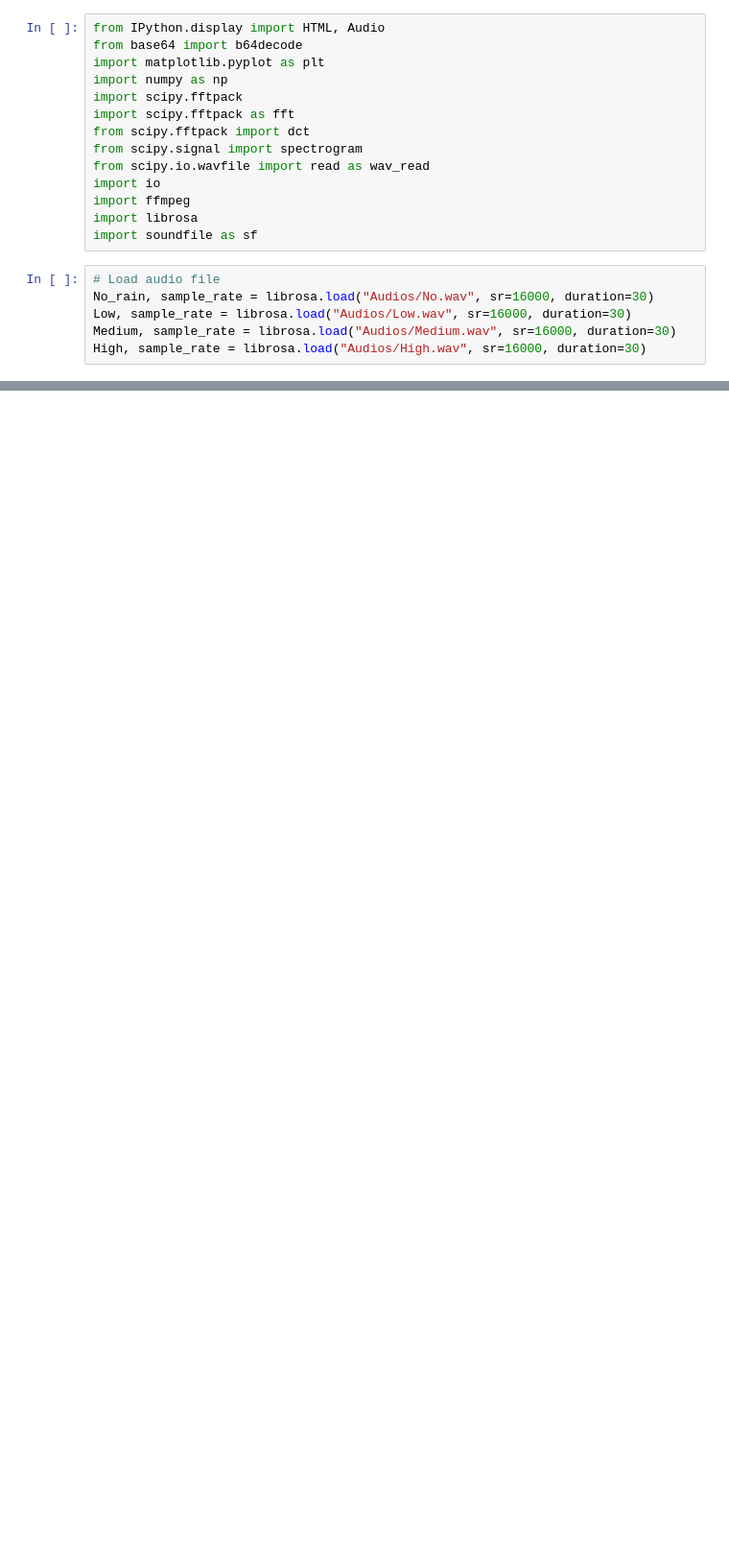
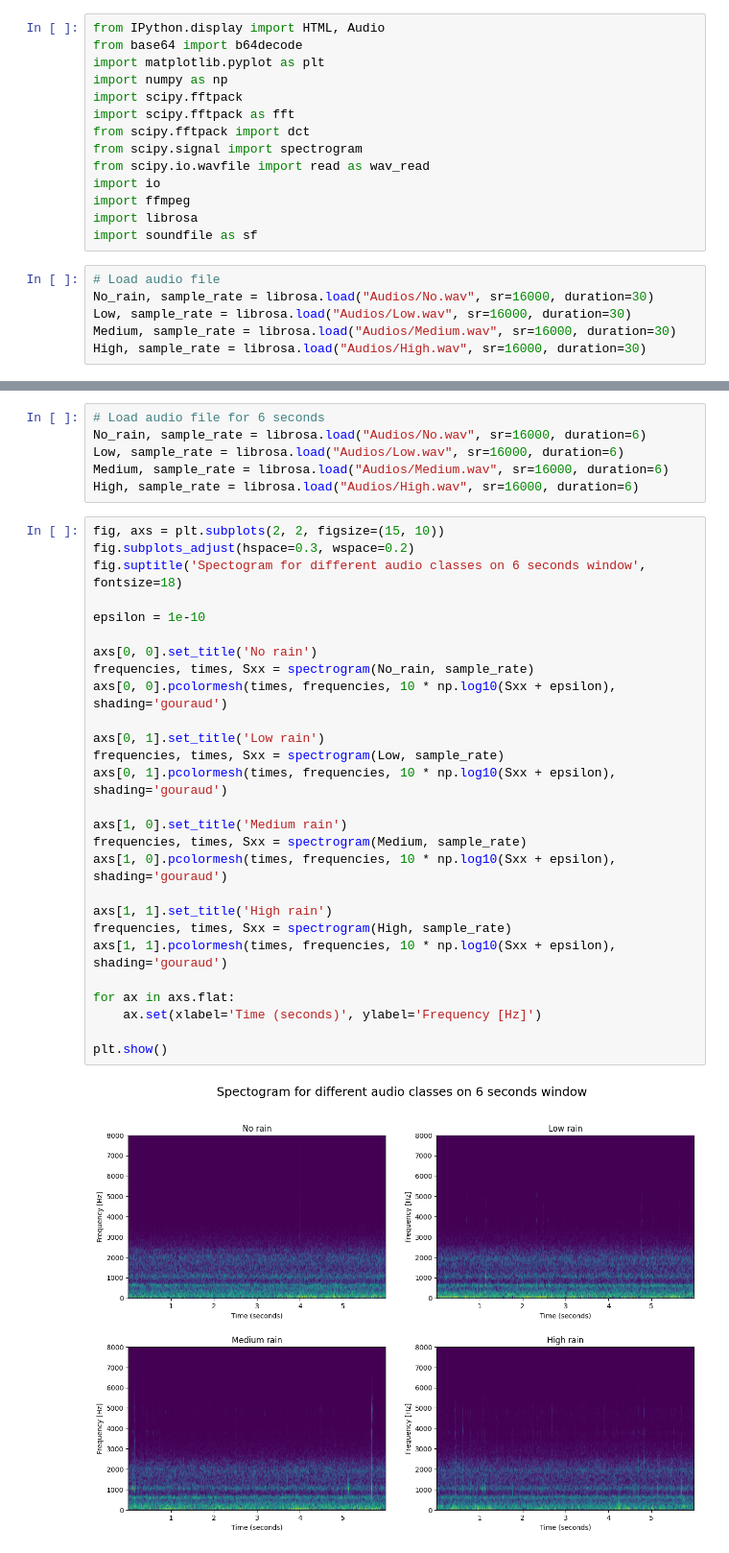
Before and after one commit to RodrigoNPereira/tfg-rainSensorWithTinyML, a Jupyter notebook: featureEngineering.ipynb, the cells around one changed output, grey strips where cells are left out. Shown at 96% size. Cells and saved outputs as stored; diff of their text form; blank space fills up the shorter version.

```diff
--- a/featureEngineering.ipynb
+++ b/featureEngineering.ipynb
@@ -93,0 +94,35 @@ plt.show()
+# %%
+# Load audio file for 6 seconds
+No_rain, sample_rate = librosa.load("Audios/No.wav", sr=16000, duration=6)
+Low, sample_rate = librosa.load("Audios/Low.wav", sr=16000, duration=6)
+Medium, sample_rate = librosa.load("Audios/Medium.wav", sr=16000, duration=6)
+High, sample_rate = librosa.load("Audios/High.wav", sr=16000, duration=6)
+# %%
+fig, axs = plt.subplots(2, 2, figsize=(15, 10))
+fig.subplots_adjust(hspace=0.3, wspace=0.2)
+fig.suptitle('Spectogram for different audio classes on 6 seconds window', fontsize=18)
+
+epsilon = 1e-10
+
+axs[0, 0].set_title('No rain')
+frequencies, times, Sxx = spectrogram(No_rain, sample_rate)
+axs[0, 0].pcolormesh(times, frequencies, 10 * np.log10(Sxx + epsilon), shading='gouraud')
+
+axs[0, 1].set_title('Low rain')
+frequencies, times, Sxx = spectrogram(Low, sample_rate)
+axs[0, 1].pcolormesh(times, frequencies, 10 * np.log10(Sxx + epsilon), shading='gouraud')
+
+axs[1, 0].set_title('Medium rain')
+frequencies, times, Sxx = spectrogram(Medium, sample_rate)
+axs[1, 0].pcolormesh(times, frequencies, 10 * np.log10(Sxx + epsilon), shading='gouraud')
+
+axs[1, 1].set_title('High rain')
+frequencies, times, Sxx = spectrogram(High, sample_rate)
+axs[1, 1].pcolormesh(times, frequencies, 10 * np.log10(Sxx + epsilon), shading='gouraud')
+
+for ax in axs.flat:
+    ax.set(xlabel='Time (seconds)', ylabel='Frequency [Hz]')
+
+plt.show()
+# %% [output]
+[figure, added]
```
Also changed, not shown: parts of 2 cells of this notebook.
